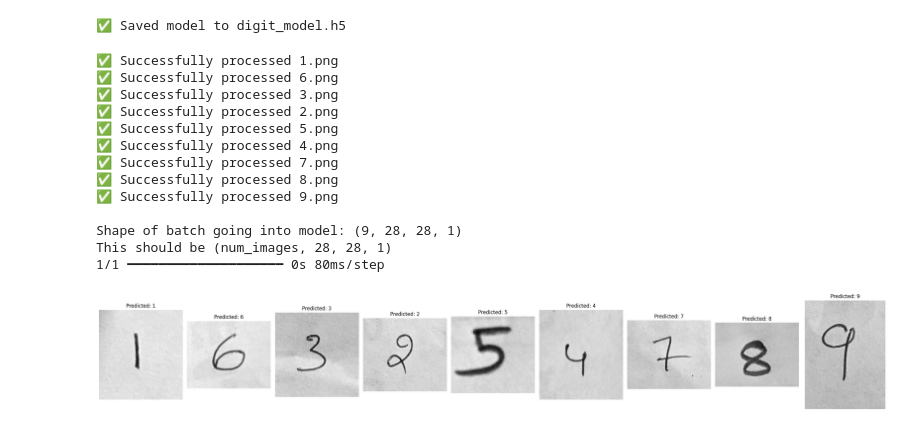
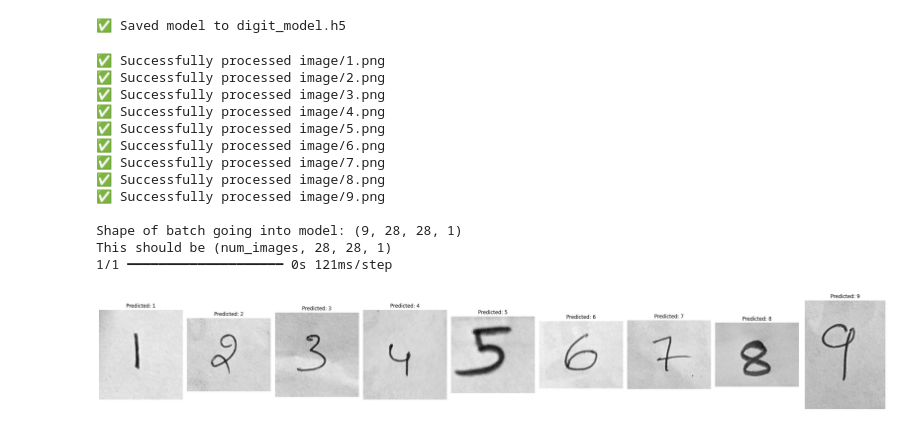
Before and after one commit to Tejash1002/digit-recognition-project, a Jupyter notebook: digit_recognition.ipynb.ipynb, the cells around one changed output. Drawn from its saved outputs; the diff is of its cells as text; code cells hidden in the pictures.

Commit message:
Organized test images into image folder

```diff
--- a/digit_recognition.ipynb.ipynb
+++ b/digit_recognition.ipynb.ipynb
@@ -170,7 +170,7 @@ WARNING:absl:You are saving your model as an HDF5 file via `model.save()` or `ke
 ✅ Saved model to digit_model.h5
 # %%
  # Put the filenames of your images here
-image_paths = ['1.png', '6.png','3.png' ,'2.png','5.png','4.png','7.png','8.png','9.png'] #<-- CHANGE THESE
+image_paths = ['image/1.png', 'image/2.png','image/3.png' ,'image/4.png','image/5.png','image/6.png','image/7.png','image/8.png','image/9.png'] #<-- CHANGE THESE
 
 processed_images = []
 original_images = []
@@ -195,41 +195,41 @@ for path in image_paths:
 # If we have any successfully processed images, predict them
 if processed_images:
     # --- THIS IS THE FIX ---
     # More reliable way to stack images into a single batch
     batch = np.concatenate(processed_images, axis=0)
 
     # Let's print the shape to confirm it's correct
     print(f"\nShape of batch going into model: {batch.shape}")
     print("This should be (num_images, 28, 28, 1)")
 
     # Predict the entire batch in one go
     predictions = model.predict(batch)
     predicted_digits = np.argmax(predictions, axis=1)
 
     # --- Display the results ---
     num_images = len(predicted_digits)
     plt.figure(figsize=(num_images * 3, 4))
 
     for i in range(num_images):
         plt.subplot(1, num_images, i + 1)
         plt.imshow(original_images[i], cmap='gray')
         plt.title(f"Predicted: {predicted_digits[i]}")
         plt.axis('off')
 
     plt.tight_layout()
     plt.show()
 # %% [output]
-✅ Successfully processed 1.png
-✅ Successfully processed 6.png
-✅ Successfully processed 3.png
-✅ Successfully processed 2.png
-✅ Successfully processed 5.png
-✅ Successfully processed 4.png
-✅ Successfully processed 7.png
-✅ Successfully processed 8.png
-✅ Successfully processed 9.png
+✅ Successfully processed image/1.png
+✅ Successfully processed image/2.png
+✅ Successfully processed image/3.png
+✅ Successfully processed image/4.png
+✅ Successfully processed image/5.png
+✅ Successfully processed image/6.png
+✅ Successfully processed image/7.png
+✅ Successfully processed image/8.png
+✅ Successfully processed image/9.png
 
 Shape of batch going into model: (9, 28, 28, 1)
 This should be (num_images, 28, 28, 1)
-1/1 ━━━━━━━━━━━━━━━━━━━━ 0s 80ms/step
+1/1 ━━━━━━━━━━━━━━━━━━━━ 0s 121ms/step
-[figure, old version]
+[figure, new version]
```
Also changed, not shown: 9 other files.
